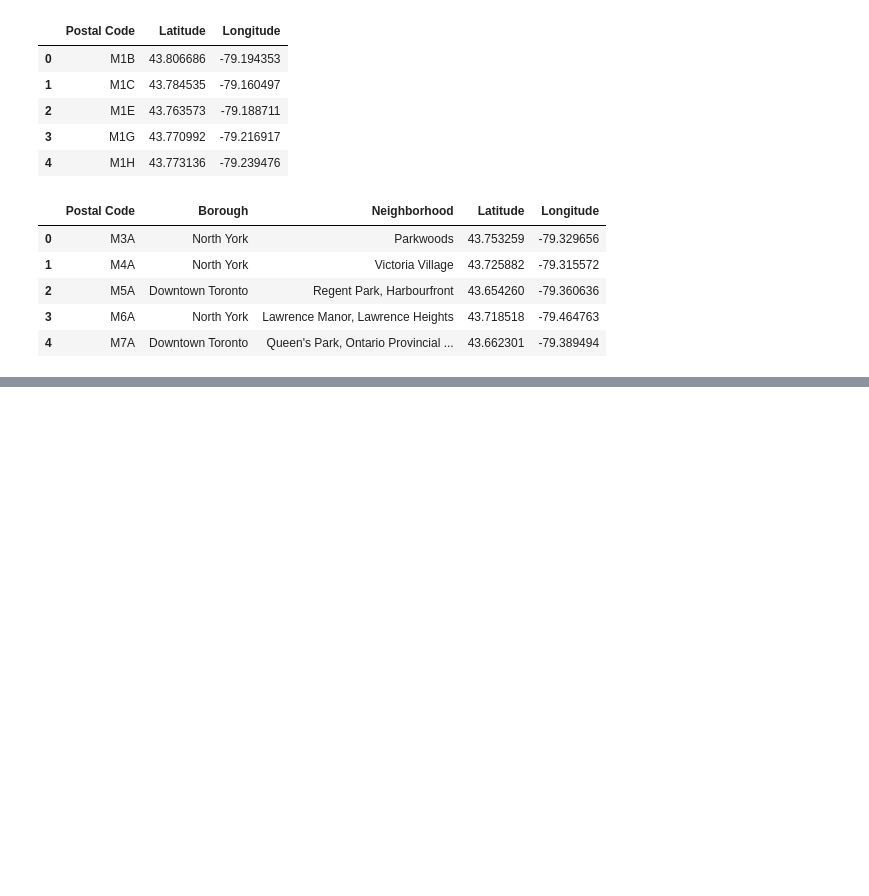
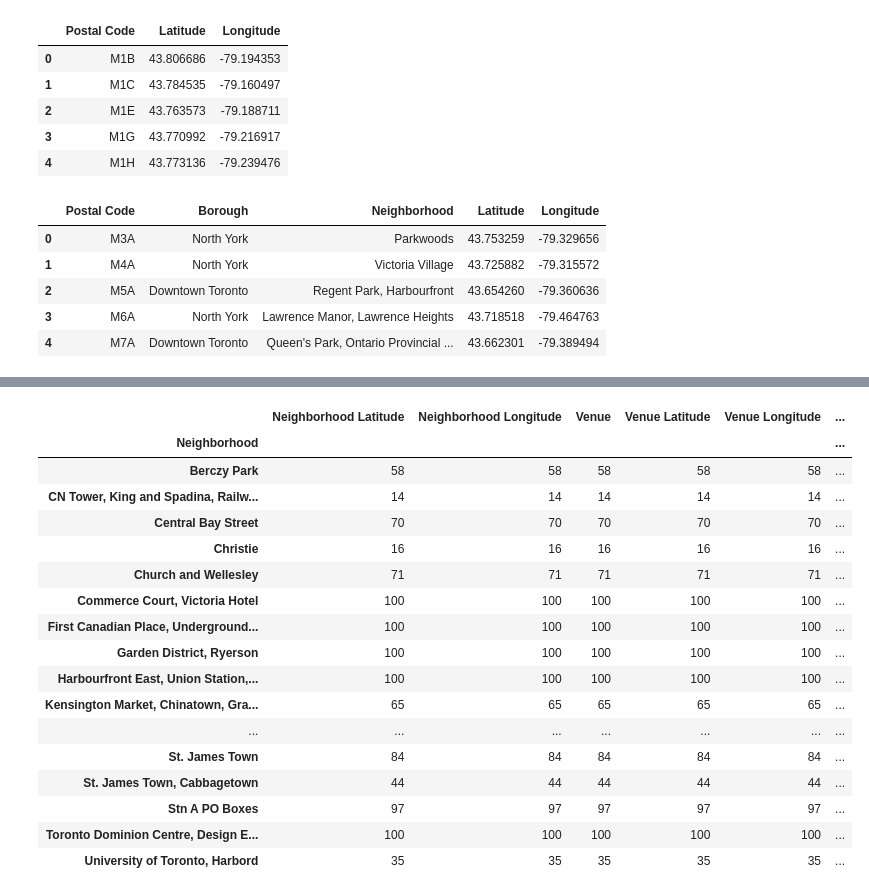
Before and after one commit to SangeetaMudakannanavar/Coursera, a Jupyter notebook: Battleofneighborhood1.ipynb, the cells around one changed output, grey strips where cells are left out. Cells and saved outputs as stored; diff of their text form; code cells hidden in the pictures; blank space fills up the shorter version.

```diff
--- a/Battleofneighborhood1.ipynb
+++ b/Battleofneighborhood1.ipynb
@@ -167,0 +375,16 @@ map_Toronto
+# %%
+# Let's clean this up a bit and put it into a dataframe. For fun, I'm going to include the address in my df, not just category.
+venues = results['response']['groups'][0]['items']
+nearby_venues = json_normalize(venues) # flatten JSON
+
+# Filter the columns that we'd like in the df.
+filtered_columns = ['venue.name', 'venue.categories', 'venue.location.lat', 'venue.location.lng', 'venue.location.address']
+nearby_venues = nearby_venues.loc[:, filtered_columns]
+
+#Filter the category for each row. (I feel like this could be considered applying our category definition to the df, how we'd like it displayed.)
+nearby_venues['venue.categories'] = nearby_venues.apply(get_category_type, axis=1)
+
+#Define how we'd like to separate the columns.
+nearby_venues.columns = [col.split(".")[-1] for col in nearby_venues.columns]
+
+nearby_venues.head()
@@ -167,0 +402,23 @@ map_Toronto
+# %%
+# Let's get that list of venues in a df with the lat/long for the venue.
+def getNearbyVenues(names, latitudes, longitudes, radius=500):
+    venues_list=[]
+    for name, lat, lng, in zip(names, latitudes, longitudes):
+        print(name)
+        #api request
+        url = 'https://api.foursquare.com/v2/venues/explore?client_id={}&client_secret={}&ll={},{}&v={}&radius={}&limit={}'.format(CLIENT_ID, CLIENT_SECRET, lat, lng, VERSION, radius, LIMIT)
+        #get request
+        results = requests.get(url).json()['response']['groups'][0]['items']
+
+        #return only the info we want
+        venues_list.append([(name, lat, lng,
+                           v['venue']['name'],
+                           v['venue']['location']['lat'],
+                           v['venue']['location']['lng'],
+                           v['venue']['categories'][0]['name']) for v in results])
+    nearby_venues = pd.DataFrame([item for venue_list in venues_list for item in venue_list])
+    nearby_venues.columns = ['Neighborhood'],['Neighborhood Latitude'],['Neighborhood Longitude'],['Venue'],['Venue Latitude'],['Venue Longitude'],['Venue Category']
+
+    return(nearby_venues)
+# %%
+downtown_venues = getNearbyVenues(names=downtown['Neighborhood'], latitudes=downtown['Latitude'], longitudes=downtown['Longitude'])
@@ -167,0 +456,3 @@ map_Toronto
+# %%
+downtown_venues.columns = ['Neighborhood', 'Neighborhood Latitude', 'Neighborhood Longitude', 'Venue', 'Venue Latitude', 'Venue Longitude', 'Venue Category']
+downtown_venues.head()
@@ -167,0 +466,22 @@ map_Toronto
+# %%
+#Number of venues in each Neighborhood
+downtown_venues.groupby('Neighborhood').count()
+# %% [output]
+|  | Neighborhood Latitude | Neighborhood Longitude | Venue | Venue Latitude | Venue Longitude | ... |
+| Neighborhood |  |  |  |  |  | ... |
+| Berczy Park | 58 | 58 | 58 | 58 | 58 | ... |
+| CN Tower, King and Spadina, Railw... | 14 | 14 | 14 | 14 | 14 | ... |
+| Central Bay Street | 70 | 70 | 70 | 70 | 70 | ... |
+| Christie | 16 | 16 | 16 | 16 | 16 | ... |
+| Church and Wellesley | 71 | 71 | 71 | 71 | 71 | ... |
+| Commerce Court, Victoria Hotel | 100 | 100 | 100 | 100 | 100 | ... |
+| First Canadian Place, Underground... | 100 | 100 | 100 | 100 | 100 | ... |
+| Garden District, Ryerson | 100 | 100 | 100 | 100 | 100 | ... |
+| Harbourfront East, Union Station,... | 100 | 100 | 100 | 100 | 100 | ... |
+| Kensington Market, Chinatown, Gra... | 65 | 65 | 65 | 65 | 65 | ... |
+| ... | ... | ... | ... | ... | ... | ... |
+| St. James Town | 84 | 84 | 84 | 84 | 84 | ... |
+| St. James Town, Cabbagetown | 44 | 44 | 44 | 44 | 44 | ... |
+| Stn A PO Boxes | 97 | 97 | 97 | 97 | 97 | ... |
+| Toronto Dominion Centre, Design E... | 100 | 100 | 100 | 100 | 100 | ... |
+| University of Toronto, Harbord | 35 | 35 | 35 | 35 | 35 | ... |
```
Also changed, not shown: parts of 57 cells of this notebook.
